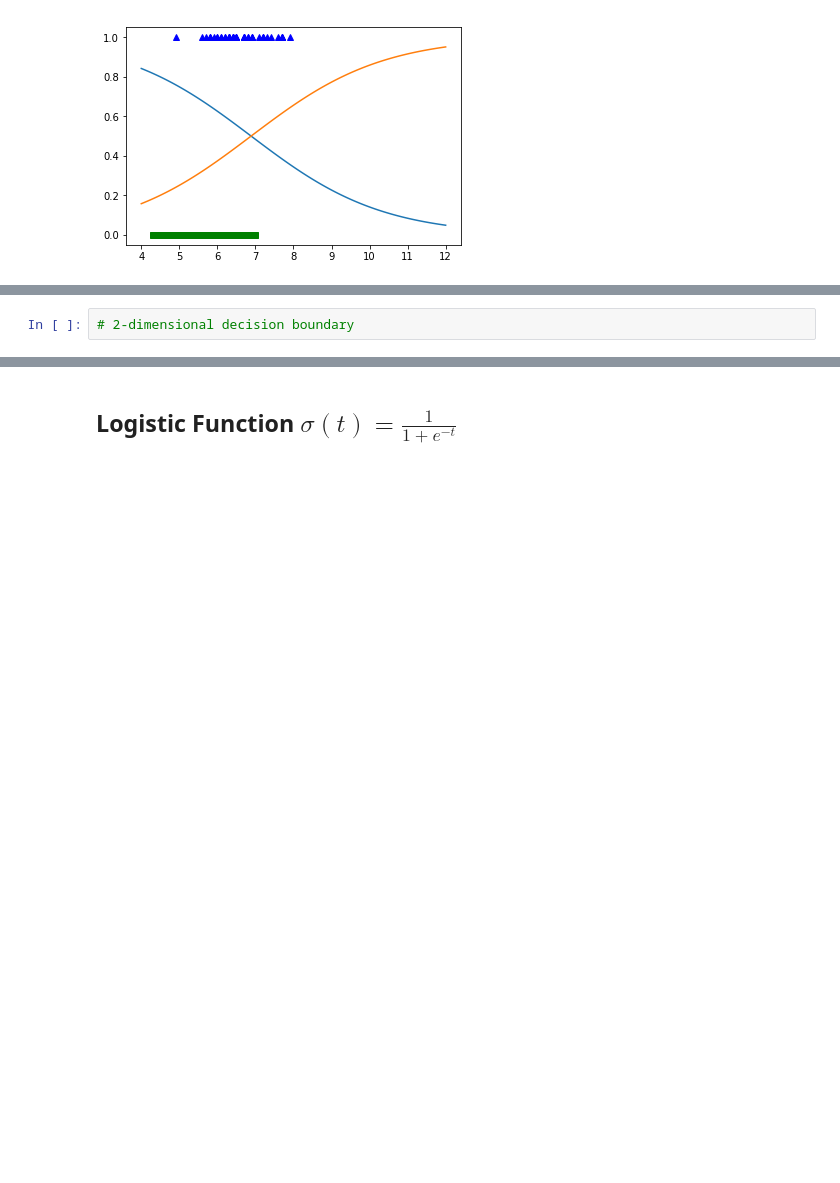
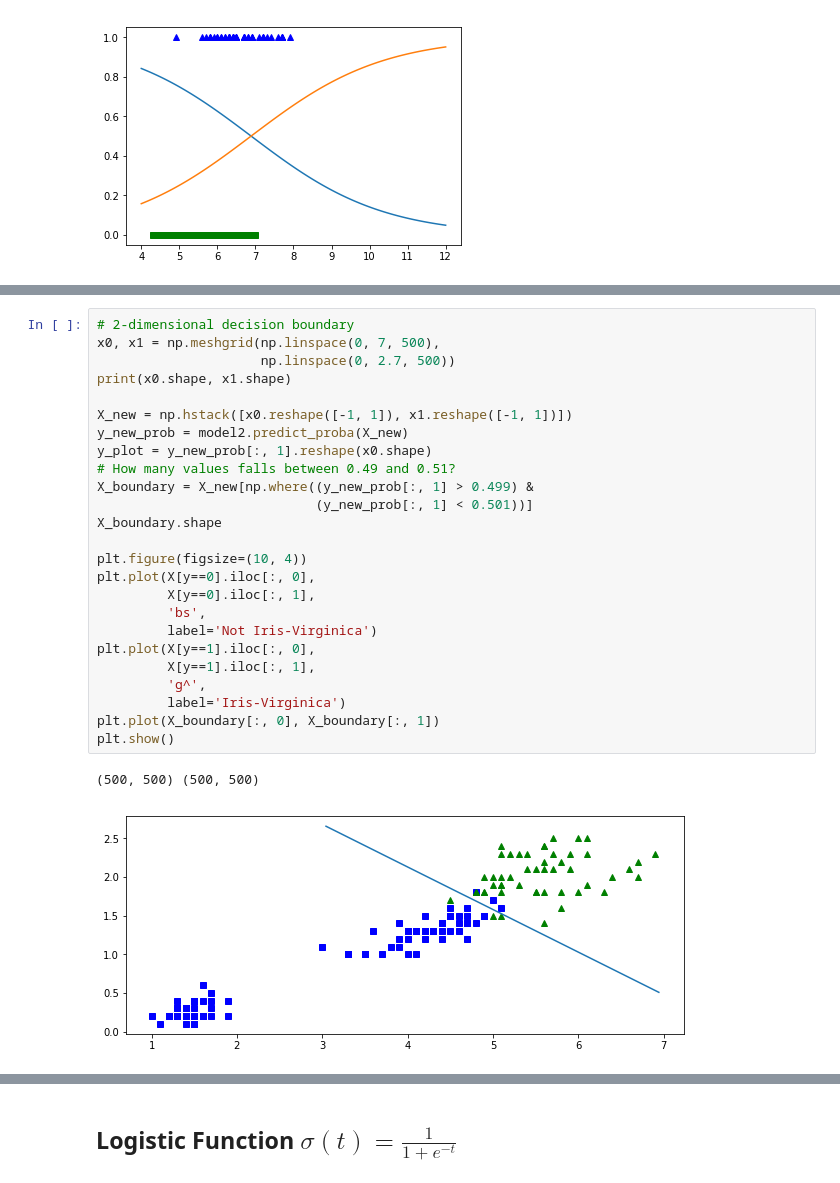
Before and after one commit to ch00226855/CMP464-788-Spring2019, a Jupyter notebook: Week7_LogisticRegression.ipynb, the cells around one changed output, grey strips where cells are left out. Cells and saved outputs as stored; diff of their text form; blank space fills up the shorter version.

```diff
--- a/Week7_LogisticRegression.ipynb
+++ b/Week7_LogisticRegression.ipynb
@@ -305,2 +292,28 @@ NameError: name 'iris_df' is not defined
-# %%
-# 2-dimensional decision boundary
+# %%
+# 2-dimensional decision boundary
+x0, x1 = np.meshgrid(np.linspace(0, 7, 500),
+                     np.linspace(0, 2.7, 500))
+print(x0.shape, x1.shape)
+
+X_new = np.hstack([x0.reshape([-1, 1]), x1.reshape([-1, 1])])
+y_new_prob = model2.predict_proba(X_new)
+y_plot = y_new_prob[:, 1].reshape(x0.shape)
+# How many values falls between 0.49 and 0.51?
+X_boundary = X_new[np.where((y_new_prob[:, 1] > 0.499) &
+                            (y_new_prob[:, 1] < 0.501))]
+X_boundary.shape
+
+plt.figure(figsize=(10, 4))
+plt.plot(X[y==0].iloc[:, 0],
+         X[y==0].iloc[:, 1],
+         'bs',
+         label='Not Iris-Virginica')
+plt.plot(X[y==1].iloc[:, 0],
+         X[y==1].iloc[:, 1],
+         'g^',
+         label='Iris-Virginica')
+plt.plot(X_boundary[:, 0], X_boundary[:, 1])
+plt.show()
+# %% [output]
+(500, 500) (500, 500)
+[figure, added]
```
Also changed, not shown: parts of 8 cells of this notebook.
